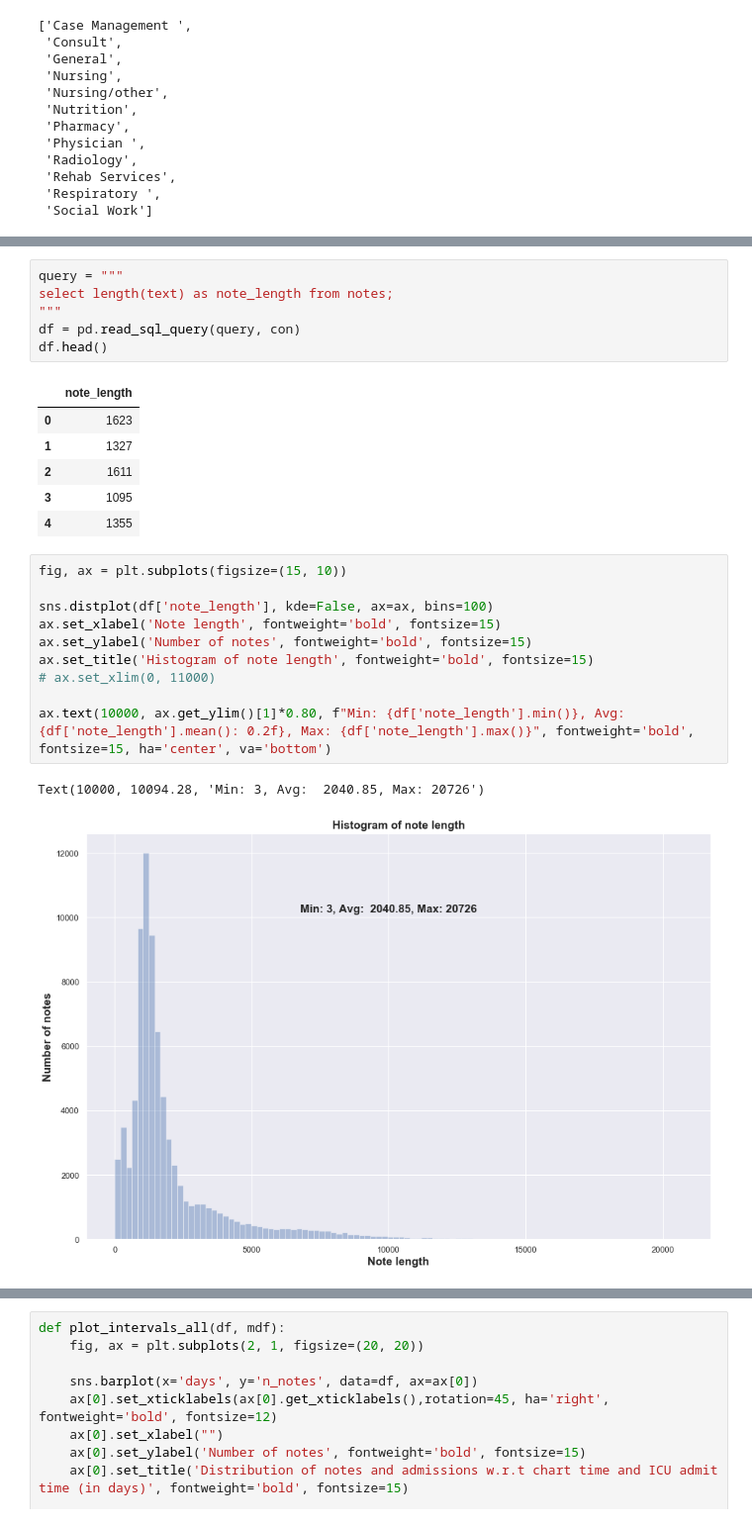
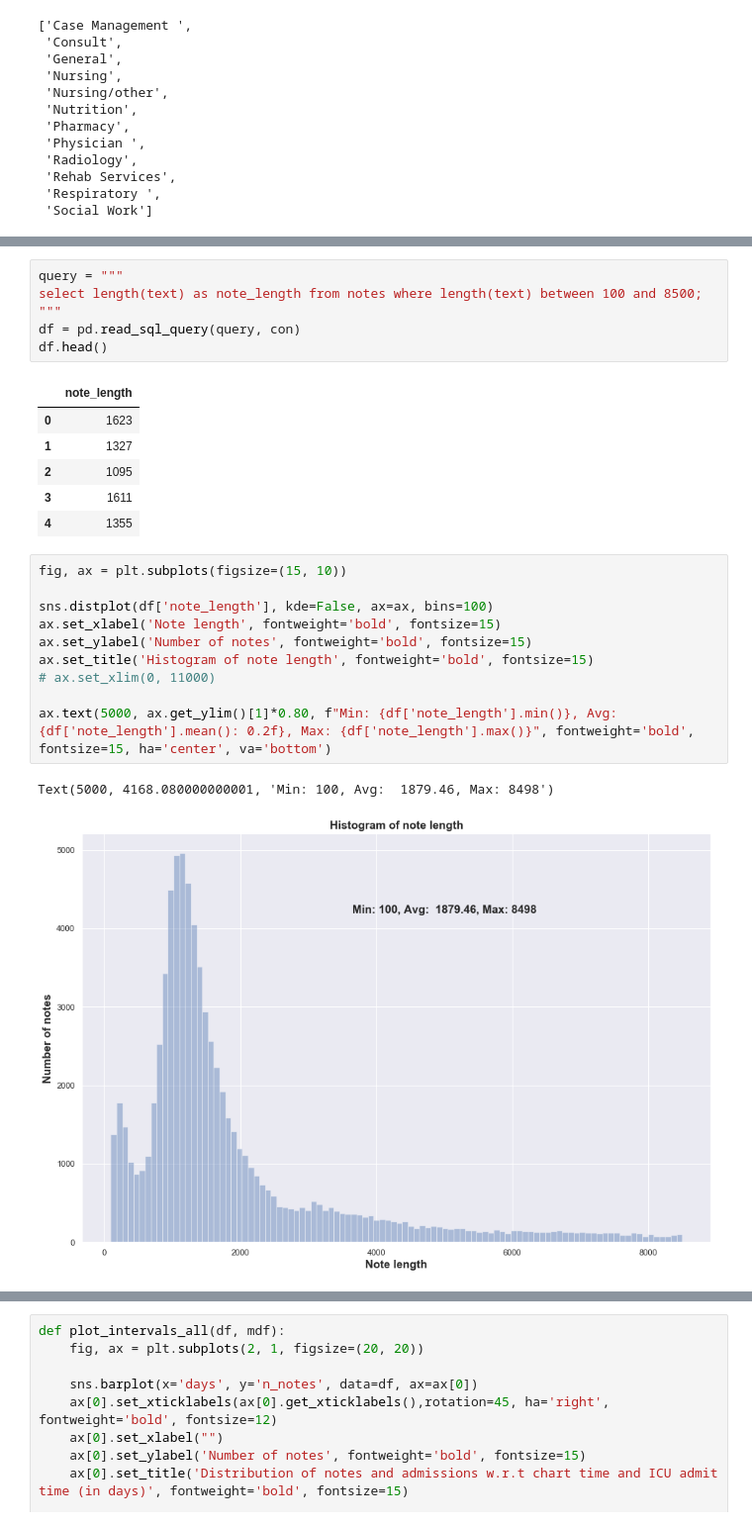
Before and after one commit to sudarshan85/mimic_extraction, a Jupyter notebook: icu_admission_pred/nb/notes_plot.ipynb, the cells around one changed output, grey strips where cells are left out. Shown: that part at 99% size. Cells and saved outputs as stored; diff of their text form.

Commit message:
Trimmed length notes

```diff
--- a/icu_admission_pred/nb/notes_plot.ipynb
+++ b/icu_admission_pred/nb/notes_plot.ipynb
@@ -153,6 +185,6 @@ plt.subplots_adjust(hspace = 0.4)
 # %%
 query = """
-select length(text) as note_length from notes;
+select length(text) as note_length from notes where length(text) between 100 and 8500;
 """
 df = pd.read_sql_query(query, con)
 df.head()
@@ -160,21 +192,21 @@ df.head()
 |  | note_length |
 | 0 | 1623 |
 | 1 | 1327 |
-| 2 | 1611 |
-| 3 | 1095 |
+| 2 | 1095 |
+| 3 | 1611 |
 | 4 | 1355 |
 # %%
 fig, ax = plt.subplots(figsize=(15, 10))
 
 sns.distplot(df['note_length'], kde=False, ax=ax, bins=100)
 ax.set_xlabel('Note length', fontweight='bold', fontsize=15)
 ax.set_ylabel('Number of notes', fontweight='bold', fontsize=15)
 ax.set_title('Histogram of note length', fontweight='bold', fontsize=15)
 # ax.set_xlim(0, 11000)
 
-ax.text(10000, ax.get_ylim()[1]*0.80, f"Min: {df['note_length'].min()}, Avg: {df['note_length'].mean(): 0.2f}, Max: {df['note_length'].max()}", fontweight='bold', fontsize=15, ha='center', va='bottom')
+ax.text(5000, ax.get_ylim()[1]*0.80, f"Min: {df['note_length'].min()}, Avg: {df['note_length'].mean(): 0.2f}, Max: {df['note_length'].max()}", fontweight='bold', fontsize=15, ha='center', va='bottom')
 # %% [output]
-Text(10000, 10094.28, 'Min: 3, Avg:  2040.85, Max: 20726')
+Text(5000, 4168.080000000001, 'Min: 100, Avg:  1879.46, Max: 8498')
-[figure, old version]
+[figure, new version]
 # %%
 query = """
```
Also changed, not shown: parts of 18 cells of this notebook, 1 other file.
